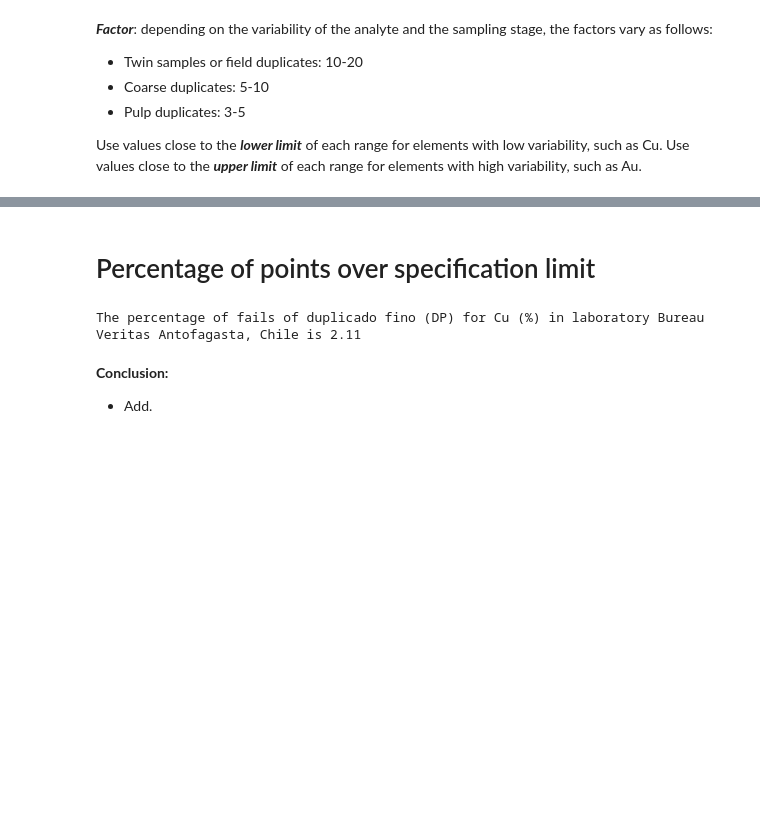
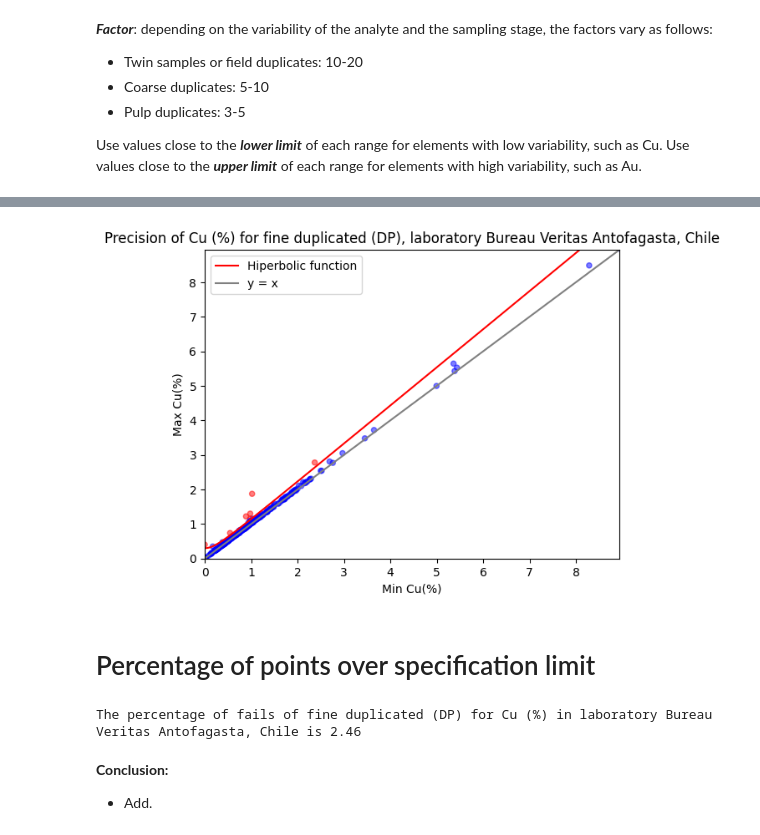
Before and after one commit to cristianjeraldo/QAQC, a Jupyter notebook: Precision/Precision.ipynb, the cells around one changed output, grey strips where cells are left out. Cells and saved outputs as stored; diff of their text form; code cells hidden in the pictures; blank space fills up the shorter version.

```diff
--- a/Precision/Precision.ipynb
+++ b/Precision/Precision.ipynb
@@ -46,7 +46,7 @@ len(x)
 284
 # %%
 # Edit type of control, analyte and laboratorey
-control = 'duplicado fino (DP)' # analítico o preparación mecánica
+control = 'fine duplicated (DP)' # assay or mechanical preparation
 analyte = 'Cu (%)'
 lab = 'Bureau Veritas Antofagasta, Chile'
 # %%
@@ -173,3 +134,58 @@ plt.show()
+# %%
+# Scatterplot for analytical precision
+fig,ax = plt.subplots()
+
+# hyperbolic function m^2*x^2 + b^2
+plt.plot(x_hip, y_hip, c='red', label='Hiperbolic function')
+
+# Create empty lists
+x_correct = []
+y_correct = []
+
+# Ensure that x is always the smaller of x and y
+for i in range(len(x)):
+    if x[i] > y[i]:
+        x_correct.append(y[i])
+        y_correct.append(x[i])
+    else:
+        x_correct.append(x[i])
+        y_correct.append(y[i])
+
+# Generate arrays from the two lists
+x = np.array(x_correct)
+y = np.array(y_correct)
+
+# x (original analytical data) interpolation using hyperbolic function for scatterplot
+y_interpolated_curved = np.sqrt(m**2 * x**2 + b**2)
+
+# Coloring the dots
+colors = np.where(y > y_interpolated_curved, 'r', 'b')
+
+# # Original-duplicated scatterplot
+plt.scatter(x, y, c=colors, alpha=0.5, s=20)
+
+# y = x line
+x_vals = np.linspace(0, max(x), 2)
+y_vals = x_vals
+plt.plot(x_vals, y_vals, c='grey', label='y = x')
+
+# Edit axis Y and X ranges
+plt.ylim([0.0,max(x)])
+plt.xlim([0.0,max(x)])
+
+# Counting dots over hyperbolic function (red dots)
+num_points_over_hip = np.sum(colors == 'r')
+
+# Titles
+plt.xlabel('Min Cu(%)') # Edit analyte
+plt.ylabel('Max Cu(%)') # Edit analyte
+ax.set_title("Precision of {} for {}, laboratory {}".format(analyte,control,lab))
+plt.legend()
+
+# Show plot
+plt.show()
+# %% [output]
+[figure, added]
 # %% [markdown]
 # Percentage of points over specification limit
 # %%
@@ -178,7 +194,7 @@ fails = num_points_over_hip / len(x) * 100
 # %%
 print("The percentage of fails of {} for {} in laboratory {} is {:.2f}".format(control,analyte,lab,fails))
 # %% [output]
-The percentage of fails of duplicado fino (DP) for Cu (%) in laboratory Bureau Veritas Antofagasta, Chile is 2.11
+The percentage of fails of fine duplicated (DP) for Cu (%) in laboratory Bureau Veritas Antofagasta, Chile is 2.46
 # %% [markdown]
 **Conclusion:**
 - Add.
```
Also changed, not shown: parts of 2 cells of this notebook.
